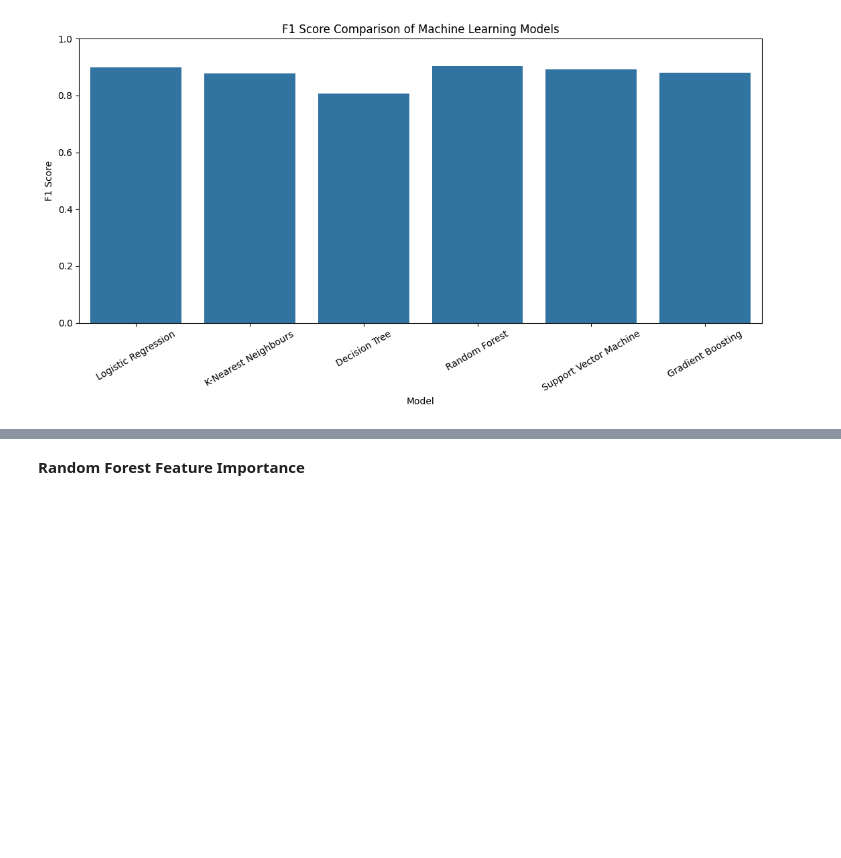
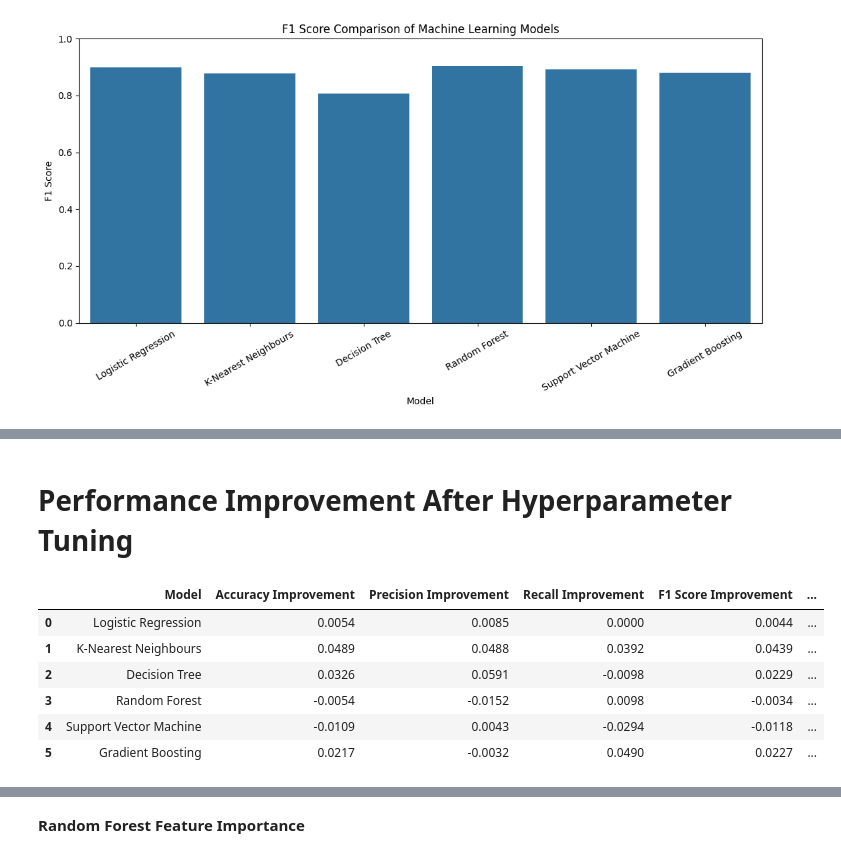
Before and after one commit to soup511/final_year_project, a Jupyter notebook: Heart_DiseasePrediction_usingMachineLearning.ipynb, the cells around one changed output, grey strips where cells are left out. Drawn from its saved outputs; the diff is of its cells as text; code cells hidden in the pictures; blank space fills up the shorter version.

```diff
--- a/Heart_DiseasePrediction_usingMachineLearning.ipynb
+++ b/Heart_DiseasePrediction_usingMachineLearning.ipynb
@@ -1009,0 +1188,28 @@ plt.show()
+# %% [markdown]
+# **Performance Improvement After Hyperparameter Tuning**
+# %%
+improvement_df = results_df.merge(
+    tuned_results_df,
+    on="Model",
+    suffixes=("_Baseline", "_Tuned")
+)
+
+for metric in comparison_columns:
+    improvement_df[f"{metric} Improvement"] = (
+        improvement_df[f"{metric}_Tuned"]
+        - improvement_df[f"{metric}_Baseline"]
+    )
+
+improvement_display = improvement_df[
+    ["Model"] + [f"{metric} Improvement" for metric in comparison_columns]
+]
+
+improvement_display.round(4)
+# %% [output]
+|  | Model | Accuracy Improvement | Precision Improvement | Recall Improvement | F1 Score Improvement | ... |
+| 0 | Logistic Regression | 0.0054 | 0.0085 | 0.0000 | 0.0044 | ... |
+| 1 | K-Nearest Neighbours | 0.0489 | 0.0488 | 0.0392 | 0.0439 | ... |
+| 2 | Decision Tree | 0.0326 | 0.0591 | -0.0098 | 0.0229 | ... |
+| 3 | Random Forest | -0.0054 | -0.0152 | 0.0098 | -0.0034 | ... |
+| 4 | Support Vector Machine | -0.0109 | 0.0043 | -0.0294 | -0.0118 | ... |
+| 5 | Gradient Boosting | 0.0217 | -0.0032 | 0.0490 | 0.0227 | ... |
```
Also changed, not shown: parts of 11 cells of this notebook.
